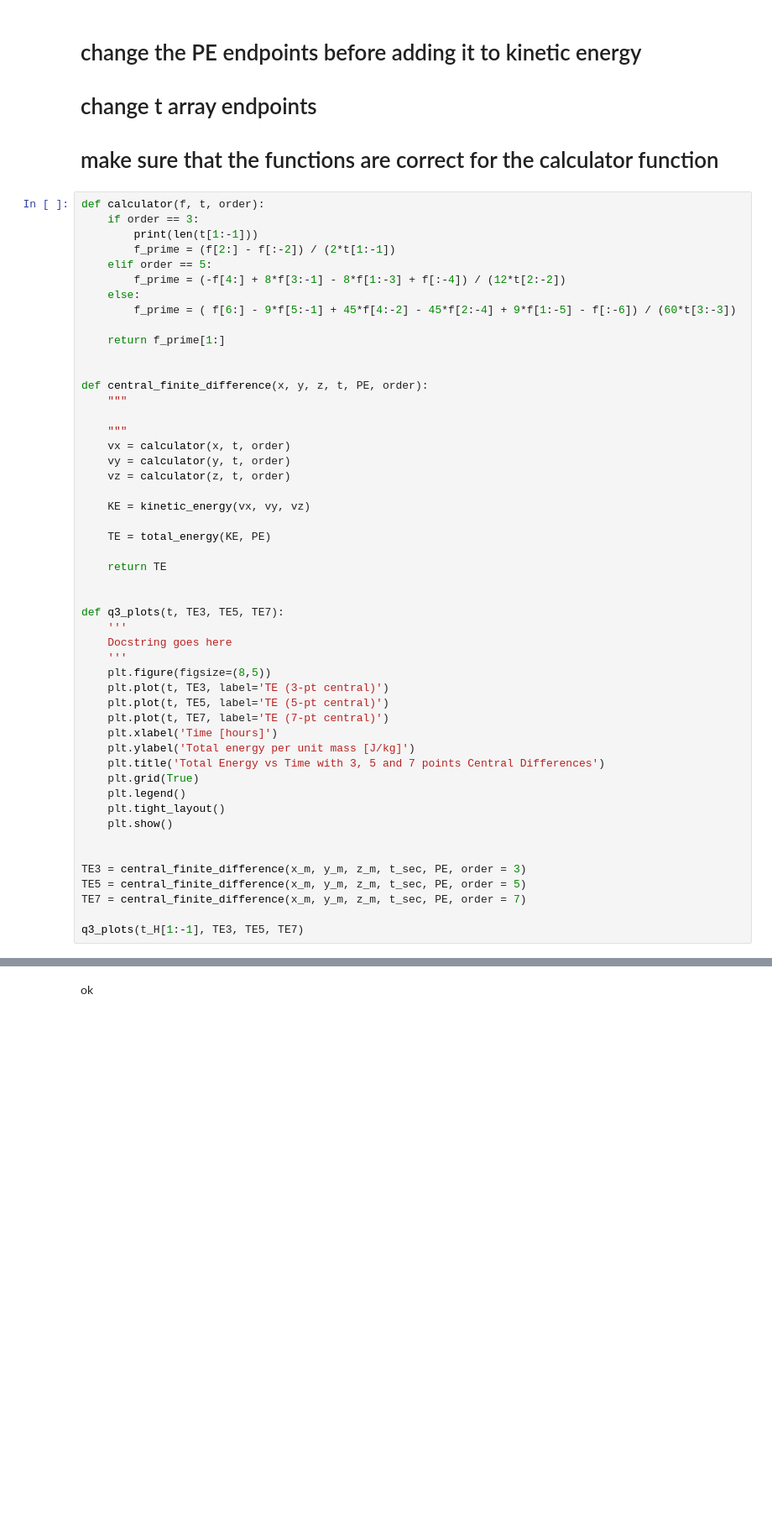
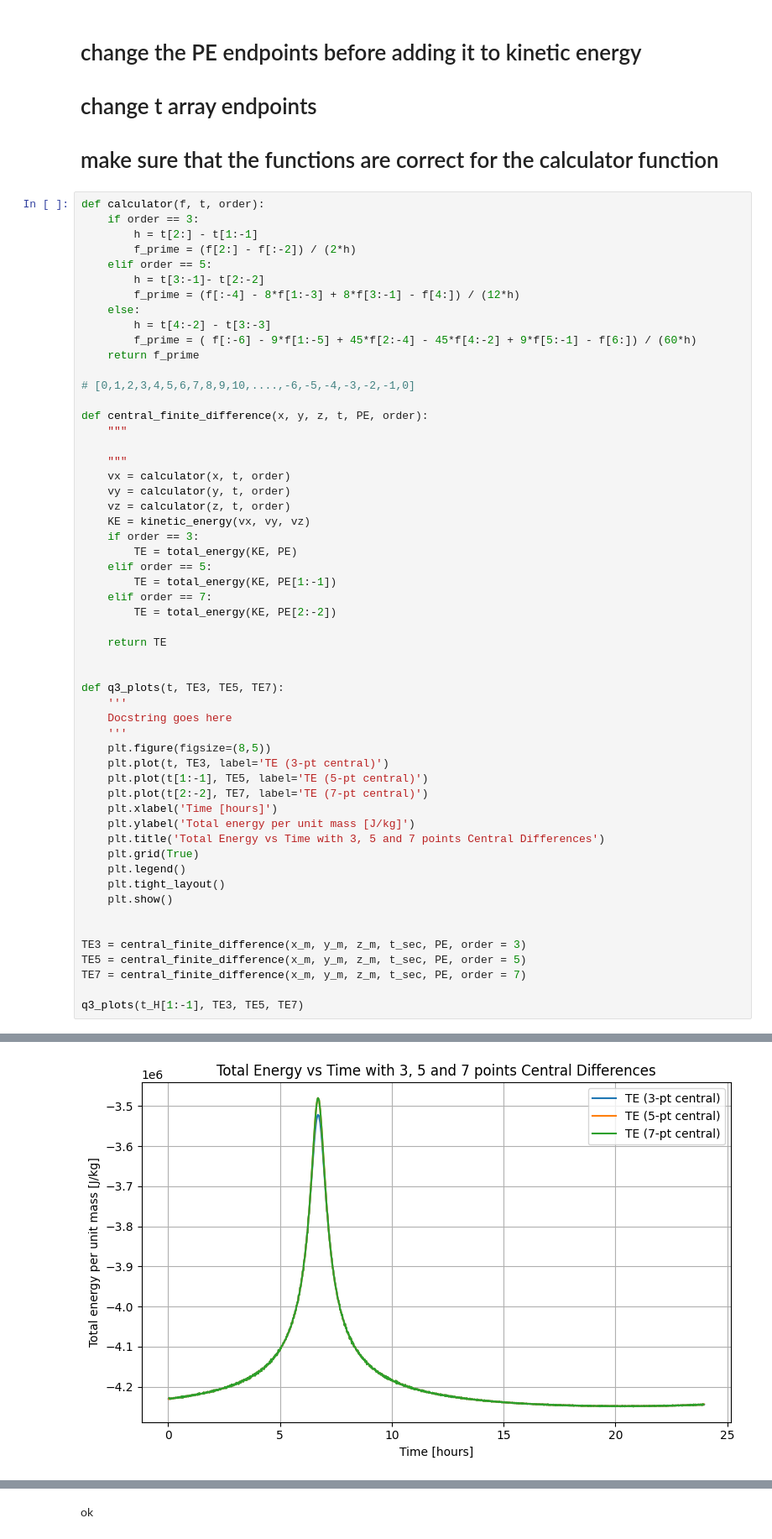
Before and after one commit to SnowyDevo/PHYS481_Assignment_1_2, a Jupyter notebook: Assignment 1 481.ipynb, the cells around one changed output, grey strips where cells are left out. Shown at 84% size. Cells and saved outputs as stored; diff of their text form; blank space fills up the shorter version.

```diff
--- a/Assignment 1 481.ipynb
+++ b/Assignment 1 481.ipynb
@@ -225,15 +225,17 @@ In the plots we have created for question 2 (a) and (b) we have seen that energy
 # %%
 def calculator(f, t, order):
     if order == 3:
-        print(len(t[1:-1]))
-        f_prime = (f[2:] - f[:-2]) / (2*t[1:-1])
+        h = t[2:] - t[1:-1]
+        f_prime = (f[2:] - f[:-2]) / (2*h)
     elif order == 5:
-        f_prime = (-f[4:] + 8*f[3:-1] - 8*f[1:-3] + f[:-4]) / (12*t[2:-2])
+        h = t[3:-1]- t[2:-2]
+        f_prime = (f[:-4] - 8*f[1:-3] + 8*f[3:-1] - f[4:]) / (12*h)
     else:
-        f_prime = ( f[6:] - 9*f[5:-1] + 45*f[4:-2] - 45*f[2:-4] + 9*f[1:-5] - f[:-6]) / (60*t[3:-3])
+        h = t[4:-2] - t[3:-3]
+        f_prime = ( f[:-6] - 9*f[1:-5] + 45*f[2:-4] - 45*f[4:-2] + 9*f[5:-1] - f[6:]) / (60*h)
+    return f_prime
 
-    return f_prime[1:]
-
+# [0,1,2,3,4,5,6,7,8,9,10,....,-6,-5,-4,-3,-2,-1,0]
 
 def central_finite_difference(x, y, z, t, PE, order):
     """
@@ -242,10 +244,13 @@ def central_finite_difference(x, y, z, t, PE, order):
     vx = calculator(x, t, order)
     vy = calculator(y, t, order)
     vz = calculator(z, t, order)
-
     KE = kinetic_energy(vx, vy, vz)
-
-    TE = total_energy(KE, PE)
+    if order == 3:
+        TE = total_energy(KE, PE)
+    elif order == 5:
+        TE = total_energy(KE, PE[1:-1])
+    elif order == 7:
+        TE = total_energy(KE, PE[2:-2])
 
     return TE
 
@@ -256,8 +261,8 @@ def q3_plots(t, TE3, TE5, TE7):
     '''
     plt.figure(figsize=(8,5))
     plt.plot(t, TE3, label='TE (3-pt central)')
-    plt.plot(t, TE5, label='TE (5-pt central)')
-    plt.plot(t, TE7, label='TE (7-pt central)')
+    plt.plot(t[1:-1], TE5, label='TE (5-pt central)')
+    plt.plot(t[2:-2], TE7, label='TE (7-pt central)')
     plt.xlabel('Time [hours]')
     plt.ylabel('Total energy per unit mass [J/kg]')
     plt.title('Total Energy vs Time with 3, 5 and 7 points Central Differences')
@@ -281,3 +284,4 @@ ValueError: operands could not be broadcast together with shapes (1437,) (1438,)
+[figure, added]
 # %%
 # ==== Task 2: Energy with forward finite difference (monopole φ = -μ/r) ====
 
```
Also changed, not shown: parts of 1 cell of this notebook.
